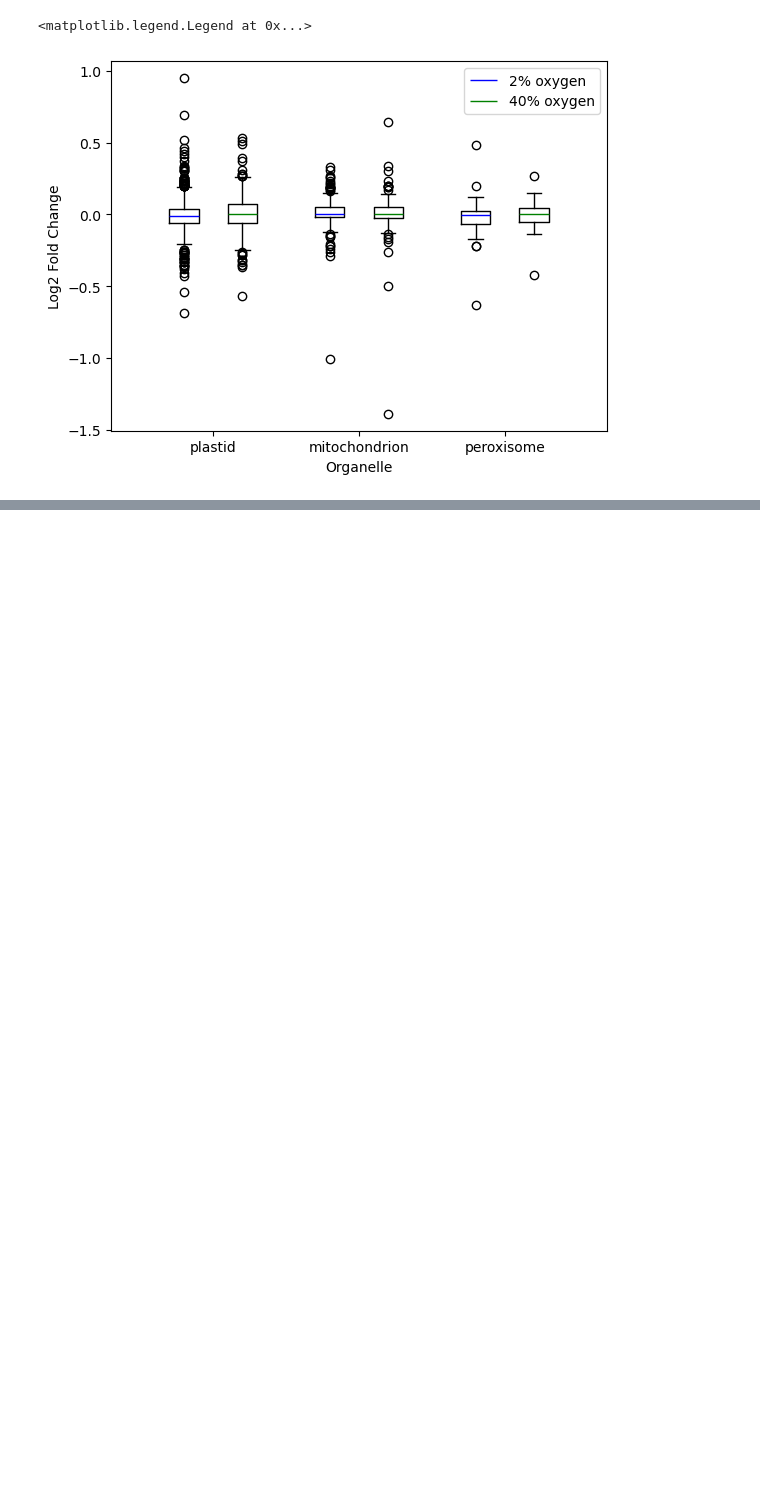
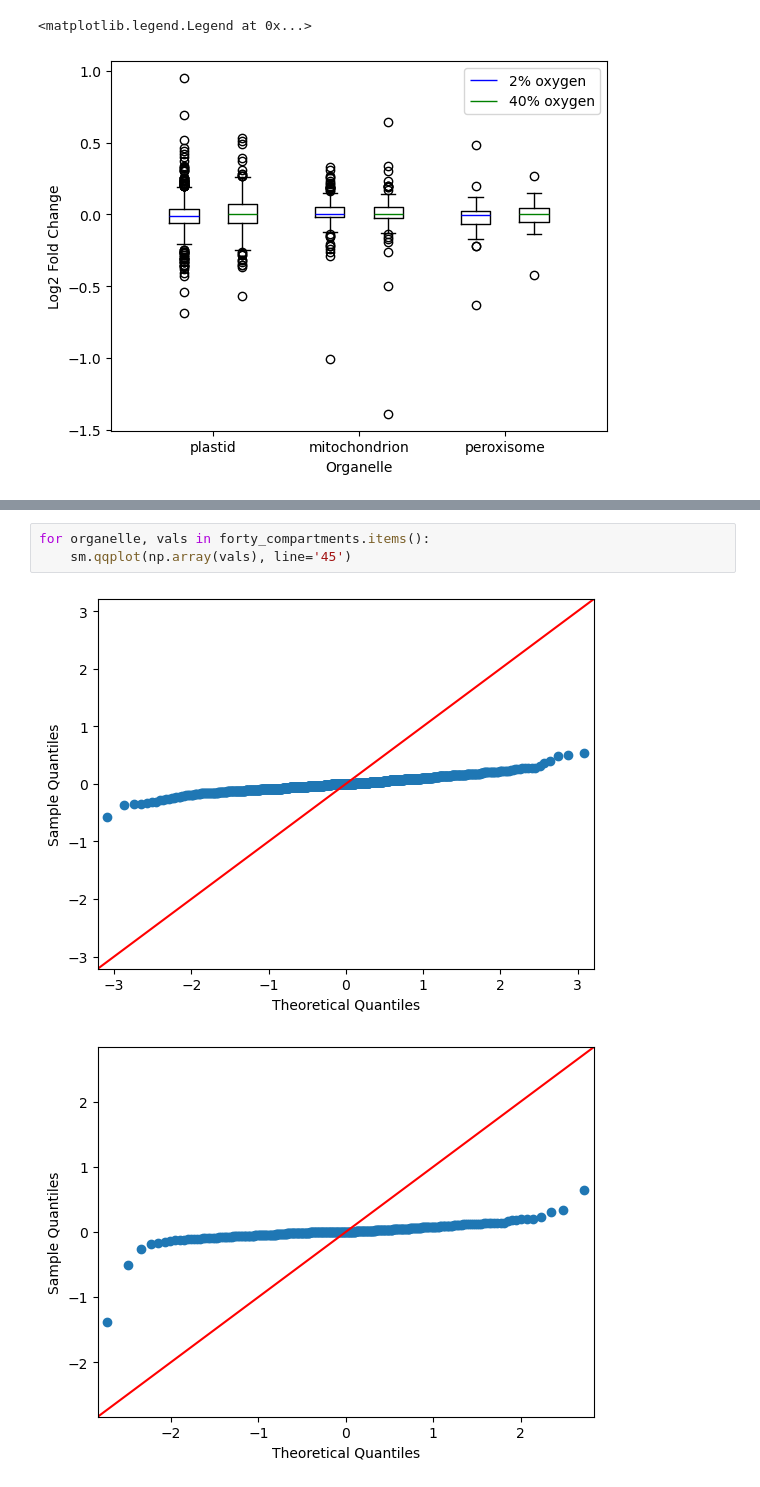
Before and after one commit to serenalotreck/photorespiration-omics, a Jupyter notebook: notebooks/protein_localization.ipynb, the cells around one changed output, grey strips where cells are left out. Saved outputs shown, nothing was run; the diff lists cells and outputs as text; blank space fills up the shorter version.

```diff
--- a/notebooks/protein_localization.ipynb
+++ b/notebooks/protein_localization.ipynb
@@ -198,0 +171,6 @@ plt.legend()
+# %%
+for organelle, vals in forty_compartments.items():
+    sm.qqplot(np.array(vals), line='45')
+# %% [output]
+[figure, added]
+[figure, added]
```
Also changed, not shown: parts of 9 cells of this notebook.
